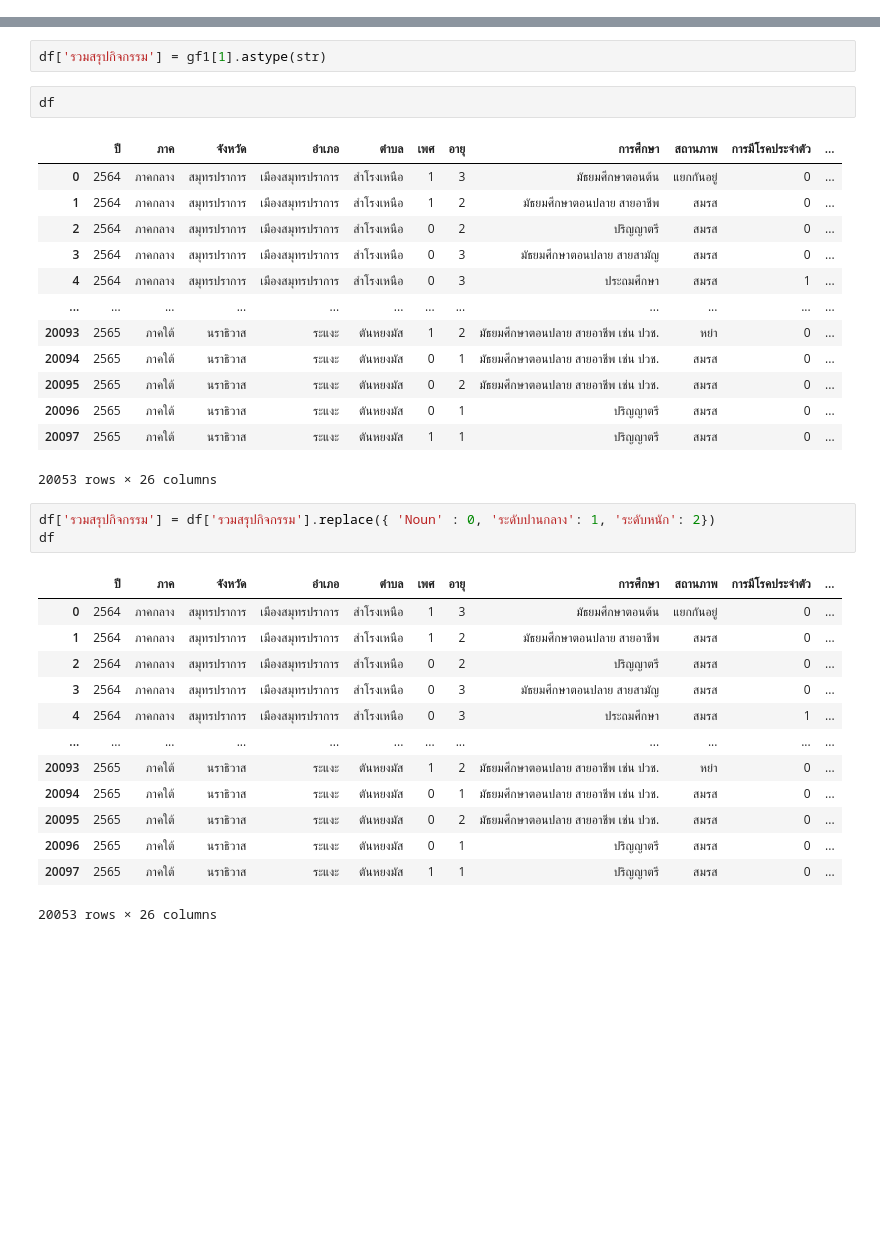
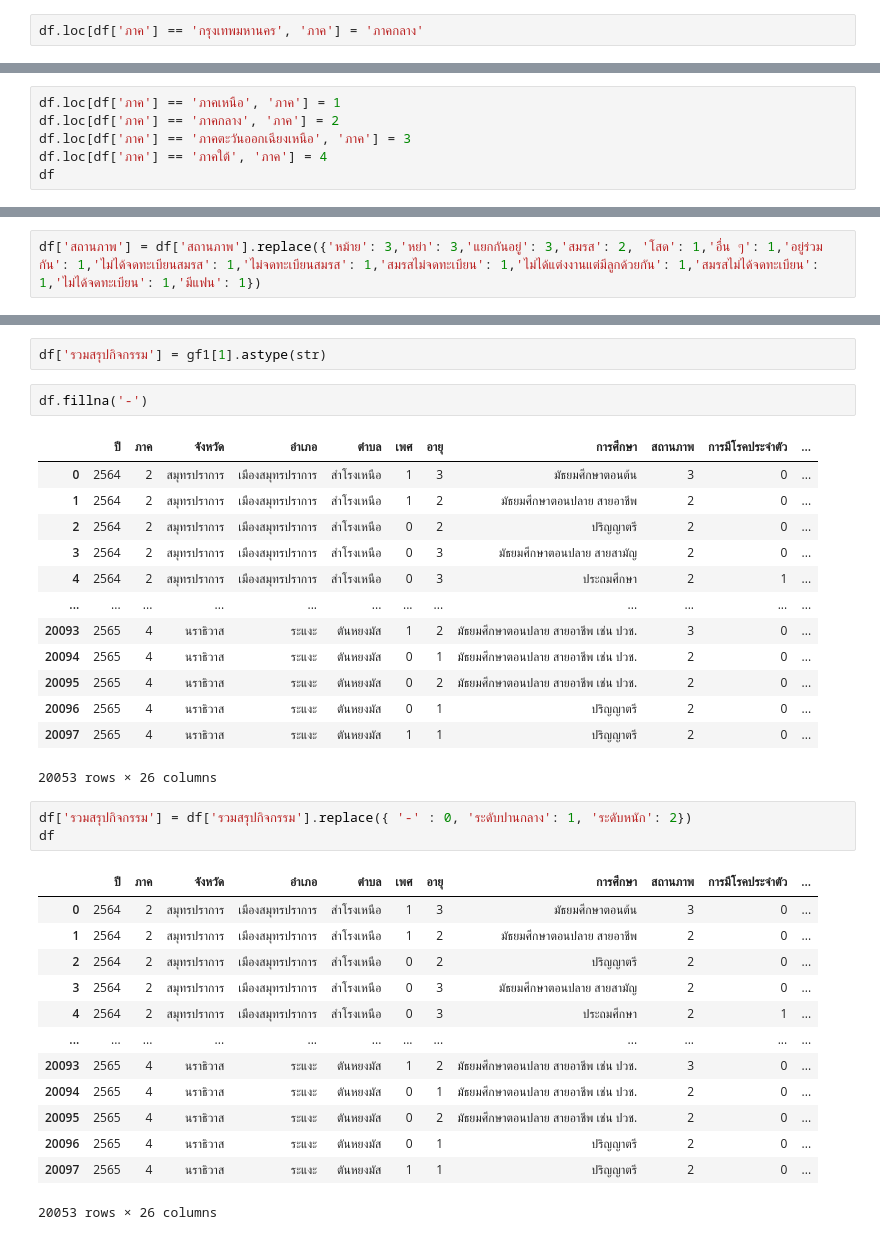
Before and after one commit to lapatradaa/BSC_DPDM23, a Jupyter notebook: ex.ipynb, the cells around one changed output, grey strips where cells are left out. Cells and saved outputs as stored; diff of their text form; blank space fills up the shorter version.

```diff
--- a/ex.ipynb
+++ b/ex.ipynb
@@ -35,0 +48,2 @@ df = df.rename(columns={'กิจกรรม_2564': 'กิจกรรม'})
+# %%
+df.loc[df['ภาค'] == 'กรุงเทพมหานคร', 'ภาค'] = 'ภาคกลาง'
@@ -35,0 +65,6 @@ df = df.rename(columns={'กิจกรรม_2564': 'กิจกรรม'})
+# %%
+df.loc[df['ภาค'] == 'ภาคเหนือ', 'ภาค'] = 1
+df.loc[df['ภาค'] == 'ภาคกลาง', 'ภาค'] = 2
+df.loc[df['ภาค'] == 'ภาคตะวันออกเฉียงเหนือ', 'ภาค'] = 3
+df.loc[df['ภาค'] == 'ภาคใต้', 'ภาค'] = 4
+df
@@ -171,0 +223,2 @@ classification
+# %%
+df['สถานภาพ'] = df['สถานภาพ'].replace({'หม้าย': 3,'หย่า': 3,'แยกกันอยู่': 3,'สมรส': 2, 'โสด': 1,'อื่น ๆ': 1,'อยู่ร่วมกัน': 1,'ไม่ได้จดทะเบียนสมรส': 1,'ไม่จดทะเบียนสมรส': 1,'สมรสไม่จดทะเบียน': 1,'ไม่ได้แต่งงานแต่มีลูกด้วยกัน': 1,'สมรสไม่ได้จดทะเบียน': 1,'ไม่ได้จดทะเบียน': 1,'มีแฟน': 1})
@@ -264,35 +329,35 @@ gf1 = gf[0].str.split('(', expand = True)
 # %%
 df['รวมสรุปกิจกรรม'] = gf1[1].astype(str)
 # %%
-df
+df.fillna('-')
 # %% [output]
 |  | ปี | ภาค | จังหวัด | อำเภอ | ตำบล | เพศ | อายุ | การศึกษา | สถานภาพ | การมีโรคประจำตัว | ... |
-| 0 | 2564 | ภาคกลาง | สมุทรปราการ | เมืองสมุทรปราการ | สำโรงเหนือ | 1 | 3 | มัธยมศึกษาตอนต้น | แยกกันอยู่ | 0 | ... |
-| 1 | 2564 | ภาคกลาง | สมุทรปราการ | เมืองสมุทรปราการ | สำโรงเหนือ | 1 | 2 | มัธยมศึกษาตอนปลาย สายอาชีพ | สมรส | 0 | ... |
-| 2 | 2564 | ภาคกลาง | สมุทรปราการ | เมืองสมุทรปราการ | สำโรงเหนือ | 0 | 2 | ปริญญาตรี | สมรส | 0 | ... |
-| 3 | 2564 | ภาคกลาง | สมุทรปราการ | เมืองสมุทรปราการ | สำโรงเหนือ | 0 | 3 | มัธยมศึกษาตอนปลาย สายสามัญ | สมรส | 0 | ... |
-| 4 | 2564 | ภาคกลาง | สมุทรปราการ | เมืองสมุทรปราการ | สำโรงเหนือ | 0 | 3 | ประถมศึกษา | สมรส | 1 | ... |
+| 0 | 2564 | 2 | สมุทรปราการ | เมืองสมุทรปราการ | สำโรงเหนือ | 1 | 3 | มัธยมศึกษาตอนต้น | 3 | 0 | ... |
+| 1 | 2564 | 2 | สมุทรปราการ | เมืองสมุทรปราการ | สำโรงเหนือ | 1 | 2 | มัธยมศึกษาตอนปลาย สายอาชีพ | 2 | 0 | ... |
+| 2 | 2564 | 2 | สมุทรปราการ | เมืองสมุทรปราการ | สำโรงเหนือ | 0 | 2 | ปริญญาตรี | 2 | 0 | ... |
+| 3 | 2564 | 2 | สมุทรปราการ | เมืองสมุทรปราการ | สำโรงเหนือ | 0 | 3 | มัธยมศึกษาตอนปลาย สายสามัญ | 2 | 0 | ... |
+| 4 | 2564 | 2 | สมุทรปราการ | เมืองสมุทรปราการ | สำโรงเหนือ | 0 | 3 | ประถมศึกษา | 2 | 1 | ... |
 | ... | ... | ... | ... | ... | ... | ... | ... | ... | ... | ... | ... |
-| 20093 | 2565 | ภาคใต้ | นราธิวาส | ระแงะ | ตันหยงมัส | 1 | 2 | มัธยมศึกษาตอนปลาย สายอาชีพ เช่น ปวช. | หย่า | 0 | ... |
-| 20094 | 2565 | ภาคใต้ | นราธิวาส | ระแงะ | ตันหยงมัส | 0 | 1 | มัธยมศึกษาตอนปลาย สายอาชีพ เช่น ปวช. | สมรส | 0 | ... |
-| 20095 | 2565 | ภาคใต้ | นราธิวาส | ระแงะ | ตันหยงมัส | 0 | 2 | มัธยมศึกษาตอนปลาย สายอาชีพ เช่น ปวช. | สมรส | 0 | ... |
-| 20096 | 2565 | ภาคใต้ | นราธิวาส | ระแงะ | ตันหยงมัส | 0 | 1 | ปริญญาตรี | สมรส | 0 | ... |
-| 20097 | 2565 | ภาคใต้ | นราธิวาส | ระแงะ | ตันหยงมัส | 1 | 1 | ปริญญาตรี | สมรส | 0 | ... |
+| 20093 | 2565 | 4 | นราธิวาส | ระแงะ | ตันหยงมัส | 1 | 2 | มัธยมศึกษาตอนปลาย สายอาชีพ เช่น ปวช. | 3 | 0 | ... |
+| 20094 | 2565 | 4 | นราธิวาส | ระแงะ | ตันหยงมัส | 0 | 1 | มัธยมศึกษาตอนปลาย สายอาชีพ เช่น ปวช. | 2 | 0 | ... |
+| 20095 | 2565 | 4 | นราธิวาส | ระแงะ | ตันหยงมัส | 0 | 2 | มัธยมศึกษาตอนปลาย สายอาชีพ เช่น ปวช. | 2 | 0 | ... |
+| 20096 | 2565 | 4 | นราธิวาส | ระแงะ | ตันหยงมัส | 0 | 1 | ปริญญาตรี | 2 | 0 | ... |
+| 20097 | 2565 | 4 | นราธิวาส | ระแงะ | ตันหยงมัส | 1 | 1 | ปริญญาตรี | 2 | 0 | ... |
 20053 rows × 26 columns
 # %%
-df['รวมสรุปกิจกรรม'] = df['รวมสรุปกิจกรรม'].replace({ 'Noun' : 0, 'ระดับปานกลาง': 1, 'ระดับหนัก': 2})
+df['รวมสรุปกิจกรรม'] = df['รวมสรุปกิจกรรม'].replace({ '-' : 0, 'ระดับปานกลาง': 1, 'ระดับหนัก': 2})
 df
 # %% [output]
 |  | ปี | ภาค | จังหวัด | อำเภอ | ตำบล | เพศ | อายุ | การศึกษา | สถานภาพ | การมีโรคประจำตัว | ... |
-| 0 | 2564 | ภาคกลาง | สมุทรปราการ | เมืองสมุทรปราการ | สำโรงเหนือ | 1 | 3 | มัธยมศึกษาตอนต้น | แยกกันอยู่ | 0 | ... |
-| 1 | 2564 | ภาคกลาง | สมุทรปราการ | เมืองสมุทรปราการ | สำโรงเหนือ | 1 | 2 | มัธยมศึกษาตอนปลาย สายอาชีพ | สมรส | 0 | ... |
-| 2 | 2564 | ภาคกลาง | สมุทรปราการ | เมืองสมุทรปราการ | สำโรงเหนือ | 0 | 2 | ปริญญาตรี | สมรส | 0 | ... |
-| 3 | 2564 | ภาคกลาง | สมุทรปราการ | เมืองสมุทรปราการ | สำโรงเหนือ | 0 | 3 | มัธยมศึกษาตอนปลาย สายสามัญ | สมรส | 0 | ... |
-| 4 | 2564 | ภาคกลาง | สมุทรปราการ | เมืองสมุทรปราการ | สำโรงเหนือ | 0 | 3 | ประถมศึกษา | สมรส | 1 | ... |
+| 0 | 2564 | 2 | สมุทรปราการ | เมืองสมุทรปราการ | สำโรงเหนือ | 1 | 3 | มัธยมศึกษาตอนต้น | 3 | 0 | ... |
+| 1 | 2564 | 2 | สมุทรปราการ | เมืองสมุทรปราการ | สำโรงเหนือ | 1 | 2 | มัธยมศึกษาตอนปลาย สายอาชีพ | 2 | 0 | ... |
+| 2 | 2564 | 2 | สมุทรปราการ | เมืองสมุทรปราการ | สำโรงเหนือ | 0 | 2 | ปริญญาตรี | 2 | 0 | ... |
+| 3 | 2564 | 2 | สมุทรปราการ | เมืองสมุทรปราการ | สำโรงเหนือ | 0 | 3 | มัธยมศึกษาตอนปลาย สายสามัญ | 2 | 0 | ... |
+| 4 | 2564 | 2 | สมุทรปราการ | เมืองสมุทรปราการ | สำโรงเหนือ | 0 | 3 | ประถมศึกษา | 2 | 1 | ... |
 | ... | ... | ... | ... | ... | ... | ... | ... | ... | ... | ... | ... |
-| 20093 | 2565 | ภาคใต้ | นราธิวาส | ระแงะ | ตันหยงมัส | 1 | 2 | มัธยมศึกษาตอนปลาย สายอาชีพ เช่น ปวช. | หย่า | 0 | ... |
-| 20094 | 2565 | ภาคใต้ | นราธิวาส | ระแงะ | ตันหยงมัส | 0 | 1 | มัธยมศึกษาตอนปลาย สายอาชีพ เช่น ปวช. | สมรส | 0 | ... |
-| 20095 | 2565 | ภาคใต้ | นราธิวาส | ระแงะ | ตันหยงมัส | 0 | 2 | มัธยมศึกษาตอนปลาย สายอาชีพ เช่น ปวช. | สมรส | 0 | ... |
-| 20096 | 2565 | ภาคใต้ | นราธิวาส | ระแงะ | ตันหยงมัส | 0 | 1 | ปริญญาตรี | สมรส | 0 | ... |
-| 20097 | 2565 | ภาคใต้ | นราธิวาส | ระแงะ | ตันหยงมัส | 1 | 1 | ปริญญาตรี | สมรส | 0 | ... |
+| 20093 | 2565 | 4 | นราธิวาส | ระแงะ | ตันหยงมัส | 1 | 2 | มัธยมศึกษาตอนปลาย สายอาชีพ เช่น ปวช. | 3 | 0 | ... |
+| 20094 | 2565 | 4 | นราธิวาส | ระแงะ | ตันหยงมัส | 0 | 1 | มัธยมศึกษาตอนปลาย สายอาชีพ เช่น ปวช. | 2 | 0 | ... |
+| 20095 | 2565 | 4 | นราธิวาส | ระแงะ | ตันหยงมัส | 0 | 2 | มัธยมศึกษาตอนปลาย สายอาชีพ เช่น ปวช. | 2 | 0 | ... |
+| 20096 | 2565 | 4 | นราธิวาส | ระแงะ | ตันหยงมัส | 0 | 1 | ปริญญาตรี | 2 | 0 | ... |
+| 20097 | 2565 | 4 | นราธิวาส | ระแงะ | ตันหยงมัส | 1 | 1 | ปริญญาตรี | 2 | 0 | ... |
 20053 rows × 26 columns
```
Also changed, not shown: parts of 22 cells of this notebook.
